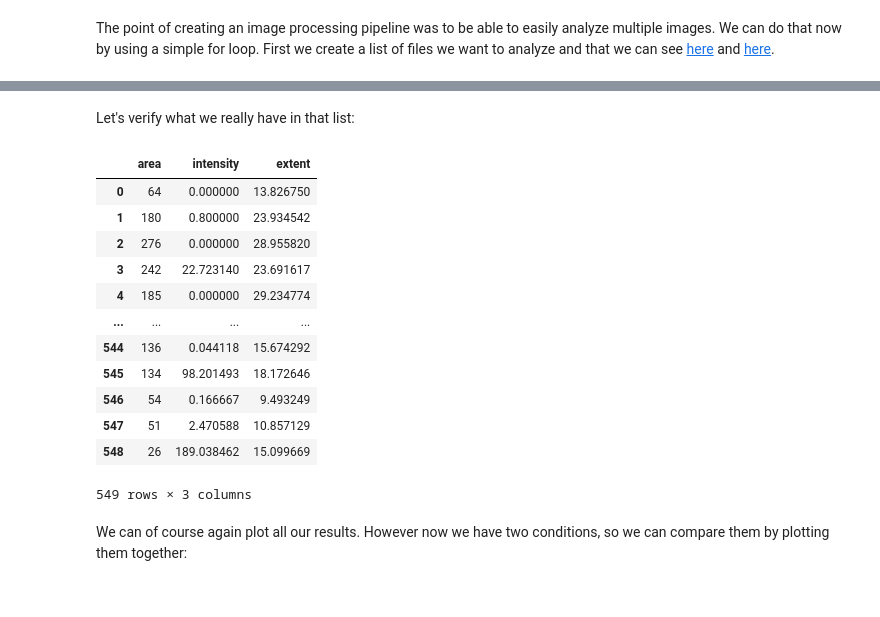
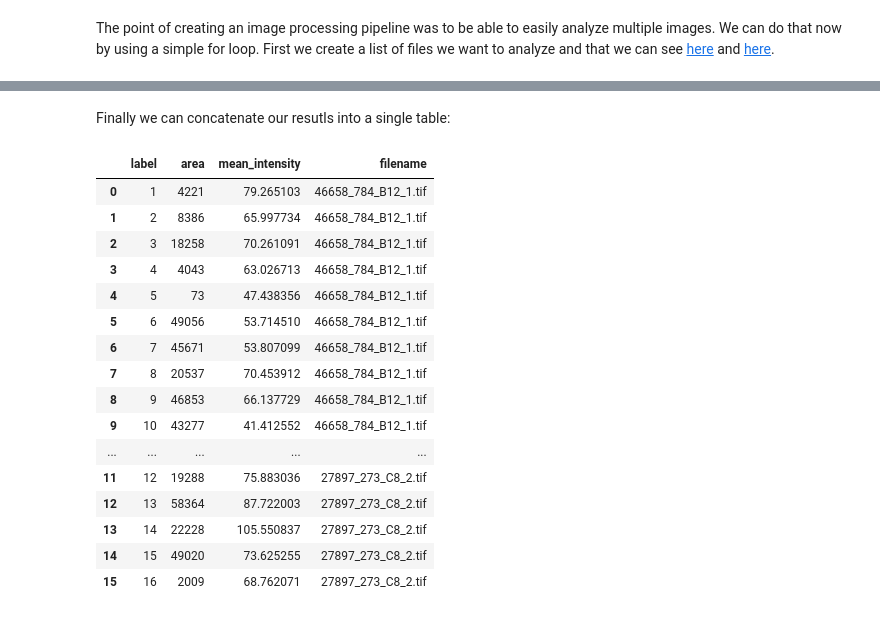
Before and after one commit to guiwitz/PyImageCourse_beginner, a Jupyter notebook: 13-Pipeline.ipynb, the cells around one changed output, grey strips where cells are left out. Drawn from its saved outputs; the diff is of its cells as text; code cells hidden in the pictures.

```diff
--- a/13-Pipeline.ipynb
+++ b/13-Pipeline.ipynb
@@ -118,22 +163,25 @@ for file in files_to_analyze:
     #append the result to the list
     all_tables.append(new_table)
-# %% [markdown]
-Let's verify what we really have in that list:
-# %%
-all_tables[1]
-# %% [output]
-|  | area | intensity | extent |
-| 0 | 64 | 0.000000 | 13.826750 |
-| 1 | 180 | 0.800000 | 23.934542 |
-| 2 | 276 | 0.000000 | 28.955820 |
-| 3 | 242 | 22.723140 | 23.691617 |
-| 4 | 185 | 0.000000 | 29.234774 |
-| ... | ... | ... | ... |
-| 544 | 136 | 0.044118 | 15.674292 |
-| 545 | 134 | 98.201493 | 18.172646 |
-| 546 | 54 | 0.166667 | 9.493249 |
-| 547 | 51 | 2.470588 | 10.857129 |
-| 548 | 26 | 189.038462 | 15.099669 |
-549 rows × 3 columns
-# %% [markdown]
-We can of course again plot all our results. However now we have two conditions, so we can compare them by plotting them together:
+# %% [markdown]
+Finally we can concatenate our resutls into a single table:
+# %%
+complete_info = pd.concat(all_tables)
+complete_info
+# %% [output]
+|  | label | area | mean_intensity | filename |
+| 0 | 1 | 4221 | 79.265103 | 46658_784_B12_1.tif |
+| 1 | 2 | 8386 | 65.997734 | 46658_784_B12_1.tif |
+| 2 | 3 | 18258 | 70.261091 | 46658_784_B12_1.tif |
+| 3 | 4 | 4043 | 63.026713 | 46658_784_B12_1.tif |
+| 4 | 5 | 73 | 47.438356 | 46658_784_B12_1.tif |
+| 5 | 6 | 49056 | 53.714510 | 46658_784_B12_1.tif |
+| 6 | 7 | 45671 | 53.807099 | 46658_784_B12_1.tif |
+| 7 | 8 | 20537 | 70.453912 | 46658_784_B12_1.tif |
+| 8 | 9 | 46853 | 66.137729 | 46658_784_B12_1.tif |
+| 9 | 10 | 43277 | 41.412552 | 46658_784_B12_1.tif |
+| ... | ... | ... | ... | ... |
+| 11 | 12 | 19288 | 75.883036 | 27897_273_C8_2.tif |
+| 12 | 13 | 58364 | 87.722003 | 27897_273_C8_2.tif |
+| 13 | 14 | 22228 | 105.550837 | 27897_273_C8_2.tif |
+| 14 | 15 | 49020 | 73.625255 | 27897_273_C8_2.tif |
+| 15 | 16 | 2009 | 68.762071 | 27897_273_C8_2.tif |
```
Also changed, not shown: parts of 18 cells of this notebook.
